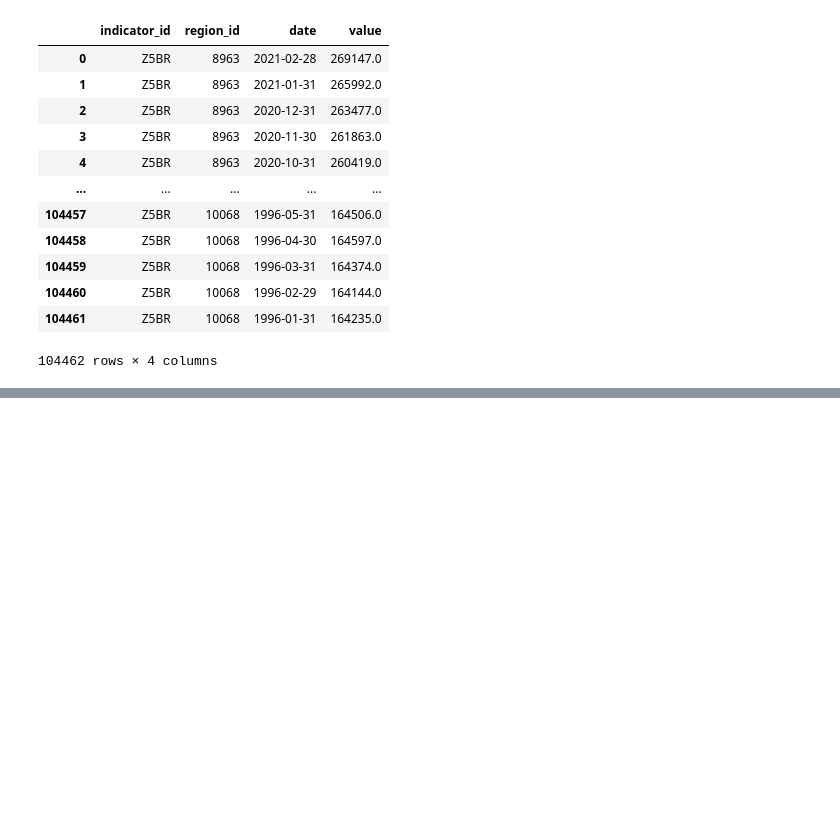
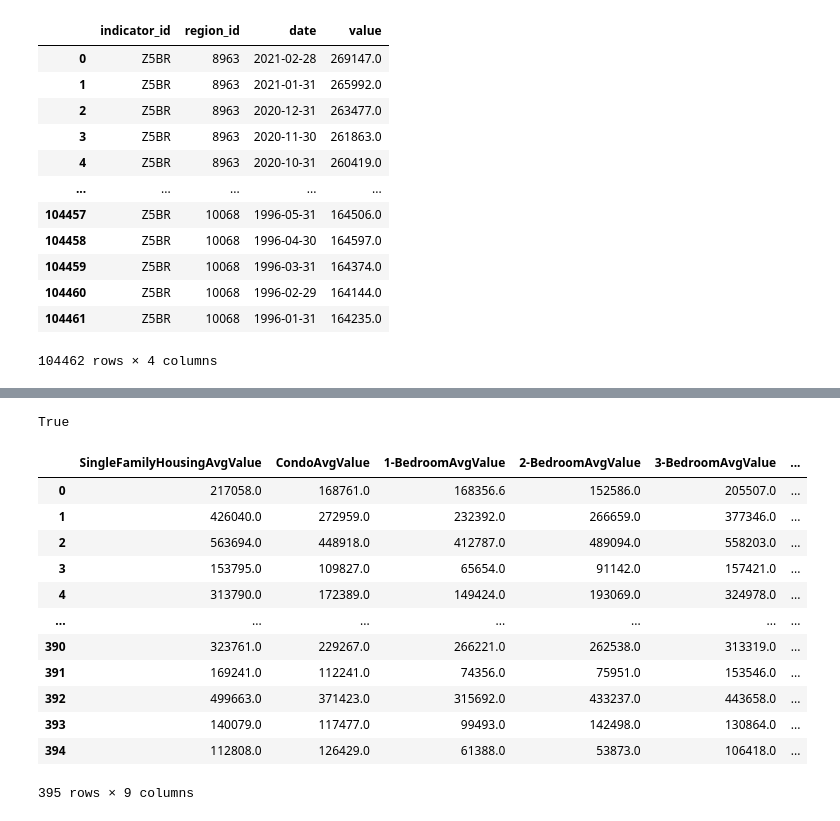
Before and after one commit to BloomTech-Labs/PT17_cityspire-b-ds, a Jupyter notebook: notebooks/housing/exploring_housing_data_api.ipynb, the cells around one changed output, grey strips where cells are left out. Drawn from its saved outputs; the diff is of its cells as text; code cells hidden in the pictures; blank space fills up the shorter version.

Commit message:
Housing prices data CSV for # of bedrooms, Condos, and Single Family Homes

```diff
--- a/notebooks/housing/exploring_housing_data_api.ipynb
+++ b/notebooks/housing/exploring_housing_data_api.ipynb
@@ -472,0 +469,4 @@ df_z5br[df_z5br['date'] == '2021-02-28']
+# %%
+z5br = df_z5br[df_z5br['date'] == '2021-02-28']
+z5br = pd.merge(z5br,our_regions,how='right').drop(['region_type','New','indicator_id','date'], axis=1).rename(columns = {'value':'5+-BedroomAvgValue'})
+z5br
@@ -472,0 +487,21 @@ df_z5br[df_z5br['date'] == '2021-02-28']
+# %%
+df = pd.merge(zsfh,zcon)
+df = pd.merge(df,z1br)
+df = pd.merge(df,z2br)
+df = pd.merge(df,z3br)
+df = pd.merge(df,z4br)
+df = pd.merge(df,z5br)
+df = df.reindex(columns= ['SingleFamilyHousingAvgValue','CondoAvgValue','1-BedroomAvgValue','2-BedroomAvgValue','3-BedroomAvgValue','4-BedroomAvgValue','5+-BedroomAvgValue','region_id','City','State']).drop('region_id',axis=1)
+# %%
+# filling in na's with mean
+mean_values = df[['SingleFamilyHousingAvgValue','CondoAvgValue','1-BedroomAvgValue','2-BedroomAvgValue','3-BedroomAvgValue','4-BedroomAvgValue','5+-BedroomAvgValue']].mean()
+df[['SingleFamilyHousingAvgValue','CondoAvgValue','1-BedroomAvgValue','2-BedroomAvgValue','3-BedroomAvgValue','4-BedroomAvgValue','5+-BedroomAvgValue']] = df[[
+    'SingleFamilyHousingAvgValue','CondoAvgValue','1-BedroomAvgValue','2-BedroomAvgValue','3-BedroomAvgValue','4-BedroomAvgValue','5+-BedroomAvgValue'
+]].fillna(value=mean_values)
+# %%
+df.notnull().values.all()
+# %% [output]
+True
+# %%
+# 1_bedroom column had a bunch of zero so round whole df
+df = df.round(decimals=1)
@@ -472,0 +510,16 @@ df_z5br[df_z5br['date'] == '2021-02-28']
+# %%
+df
+# %% [output]
+|  | SingleFamilyHousingAvgValue | CondoAvgValue | 1-BedroomAvgValue | 2-BedroomAvgValue | 3-BedroomAvgValue | ... |
+| 0 | 217058.0 | 168761.0 | 168356.6 | 152586.0 | 205507.0 | ... |
+| 1 | 426040.0 | 272959.0 | 232392.0 | 266659.0 | 377346.0 | ... |
+| 2 | 563694.0 | 448918.0 | 412787.0 | 489094.0 | 558203.0 | ... |
+| 3 | 153795.0 | 109827.0 | 65654.0 | 91142.0 | 157421.0 | ... |
+| 4 | 313790.0 | 172389.0 | 149424.0 | 193069.0 | 324978.0 | ... |
+| ... | ... | ... | ... | ... | ... | ... |
+| 390 | 323761.0 | 229267.0 | 266221.0 | 262538.0 | 313319.0 | ... |
+| 391 | 169241.0 | 112241.0 | 74356.0 | 75951.0 | 153546.0 | ... |
+| 392 | 499663.0 | 371423.0 | 315692.0 | 433237.0 | 443658.0 | ... |
+| 393 | 140079.0 | 117477.0 | 99493.0 | 142498.0 | 130864.0 | ... |
+| 394 | 112808.0 | 126429.0 | 61388.0 | 53873.0 | 106418.0 | ... |
+395 rows × 9 columns
```
Also changed, not shown: parts of 17 cells of this notebook, 1 other file.
